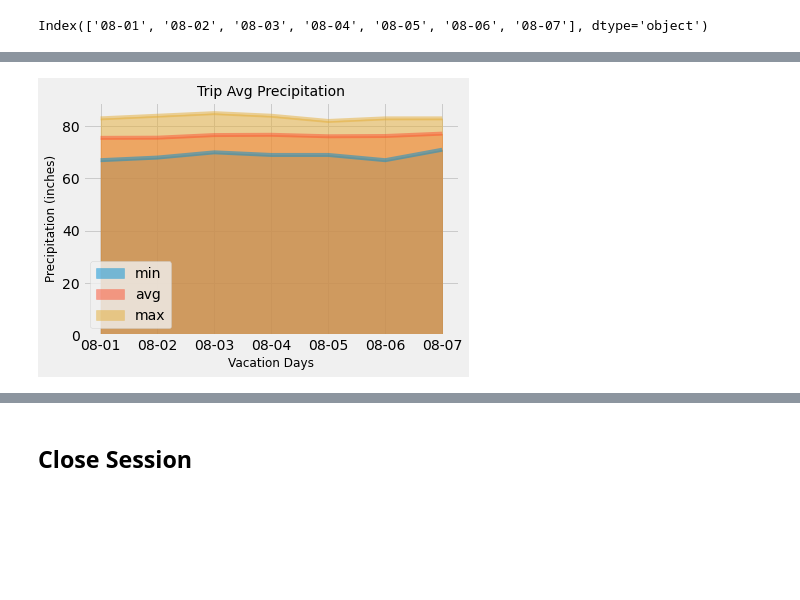
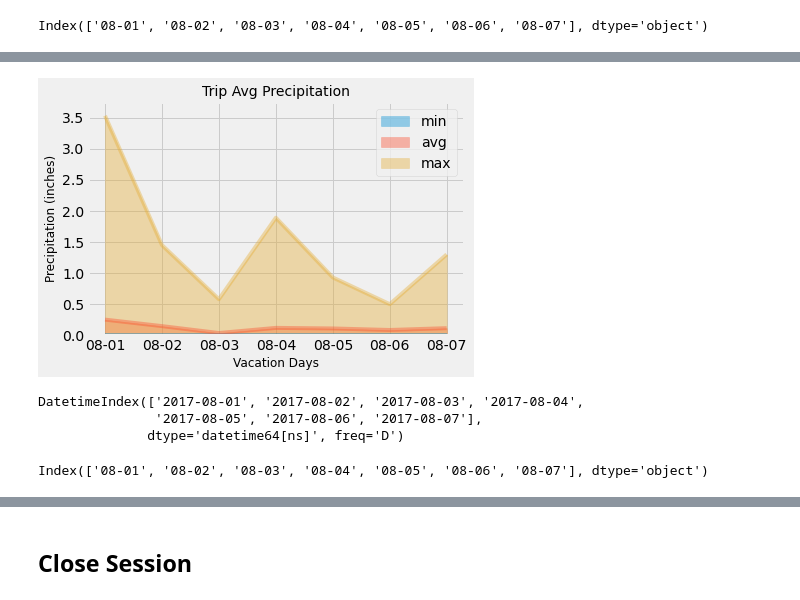
Before and after one commit to klharp/SQLAchemy-SurfsUp, a Jupyter notebook: temp_analysis_bonus_2.ipynb, the cells around one changed output, grey strips where cells are left out. Cells and saved outputs as stored; diff of their text form; code cells hidden in the pictures; blank space fills up the shorter version.

```diff
--- a/temp_analysis_bonus_2.ipynb
+++ b/temp_analysis_bonus_2.ipynb
@@ -270,13 +271,12 @@ df
 # %%
-df.plot(kind="area", stacked=False, alpha=.5)
+df.plot(kind="area", stacked=False, alpha=.4)
 
 plt.title("Trip Avg Precipitation", fontsize=14)
 plt.ylabel("Precipitation (inches)", fontsize=12)
 plt.xlabel("Vacation Days", fontsize=12)
+plt.ylim(0,3.75)
 
-#plt.ylim(0,3.75)
-
-plt.savefig("Images/vacation_ave_precip.png")
+#plt.savefig("Images/vacation_ave_precip.png")
 plt.show()
 # %% [output]
-[figure, old version]
+[figure, new version]
@@ -282,0 +303,21 @@ plt.show()
+# %%
+# calculate the daily normals for your trip
+# push each tuple of calculations into a list called `normals`
+
+# Set the start and end date of the trip
+start_date = '2017-08-01'
+end_date = '2017-08-07'
+
+# Use the start and end date to create a range of dates
+trip_dates = pd.date_range(start_date, end_date)
+trip_dates
+# %% [output]
+DatetimeIndex(['2017-08-01', '2017-08-02', '2017-08-03', '2017-08-04',
+               '2017-08-05', '2017-08-06', '2017-08-07'],
+              dtype='datetime64[ns]', freq='D')
+# %%
+# Strip off the year and save a list of strings in the format %m-%d
+trip_dates2 = trip_dates.strftime("%m-%d")
+trip_dates2
+# %% [output]
+Index(['08-01', '08-02', '08-03', '08-04', '08-05', '08-06', '08-07'], dtype='object')
```
Also changed, not shown: parts of 9 cells of this notebook, 3 other files.
